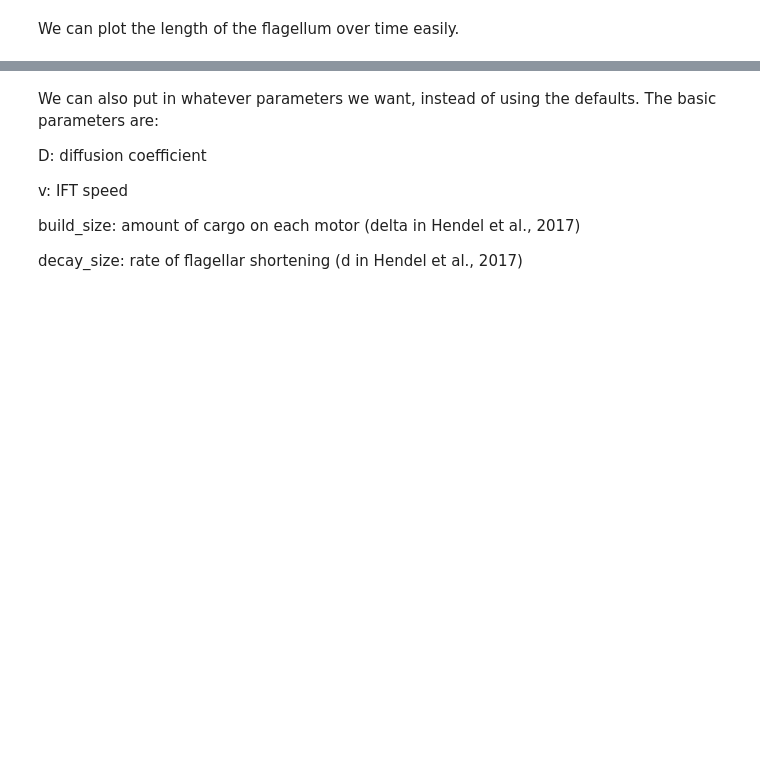
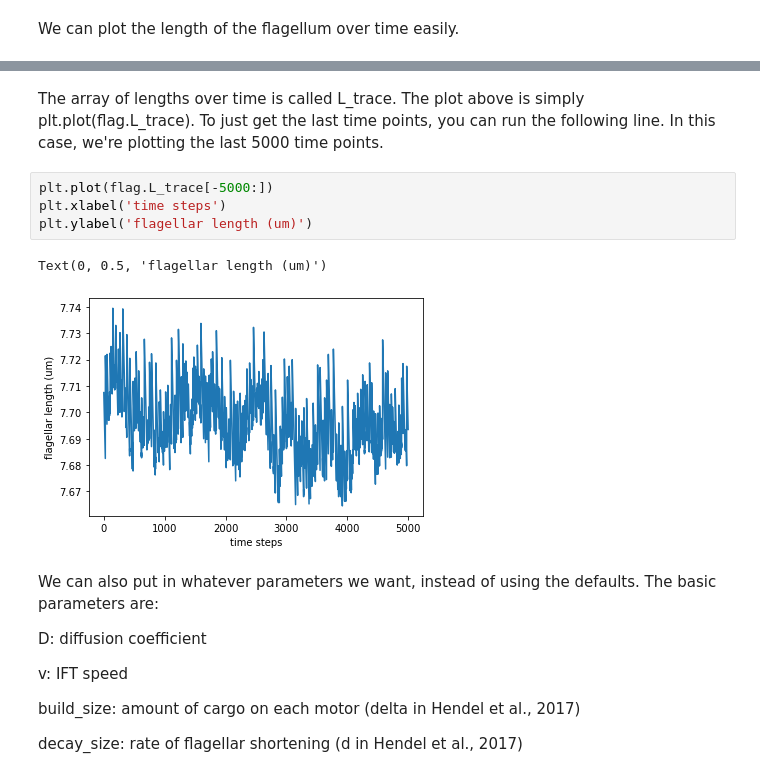
Before and after one commit to nathendel/IFT_diffusion_model, a Jupyter notebook: diffusion_model_tutorial.ipynb, the cells around one changed output, grey strips where cells are left out. Drawn from its saved outputs; the diff is of its cells as text; blank space fills up the shorter version.

```diff
--- a/diffusion_model_tutorial.ipynb
+++ b/diffusion_model_tutorial.ipynb
@@ -39,3 +38,12 @@ flag.L_plot()
+# %% [markdown]
+The array of lengths over time is called L_trace. The plot above is simply plt.plot(flag.L_trace). To just get the last time points, you can run the following line. In this case, we're plotting the last 5000 time points.
+# %%
+plt.plot(flag.L_trace[-5000:])
+plt.xlabel('time steps')
+plt.ylabel('flagellar length (um)')
+# %% [output]
+Text(0, 0.5, 'flagellar length (um)')
+[figure, added]
 # %% [markdown]
 We can also put in whatever parameters we want, instead of using the defaults. The basic parameters are:
 
```
Also changed, not shown: parts of 25 cells of this notebook, 1 other file.
